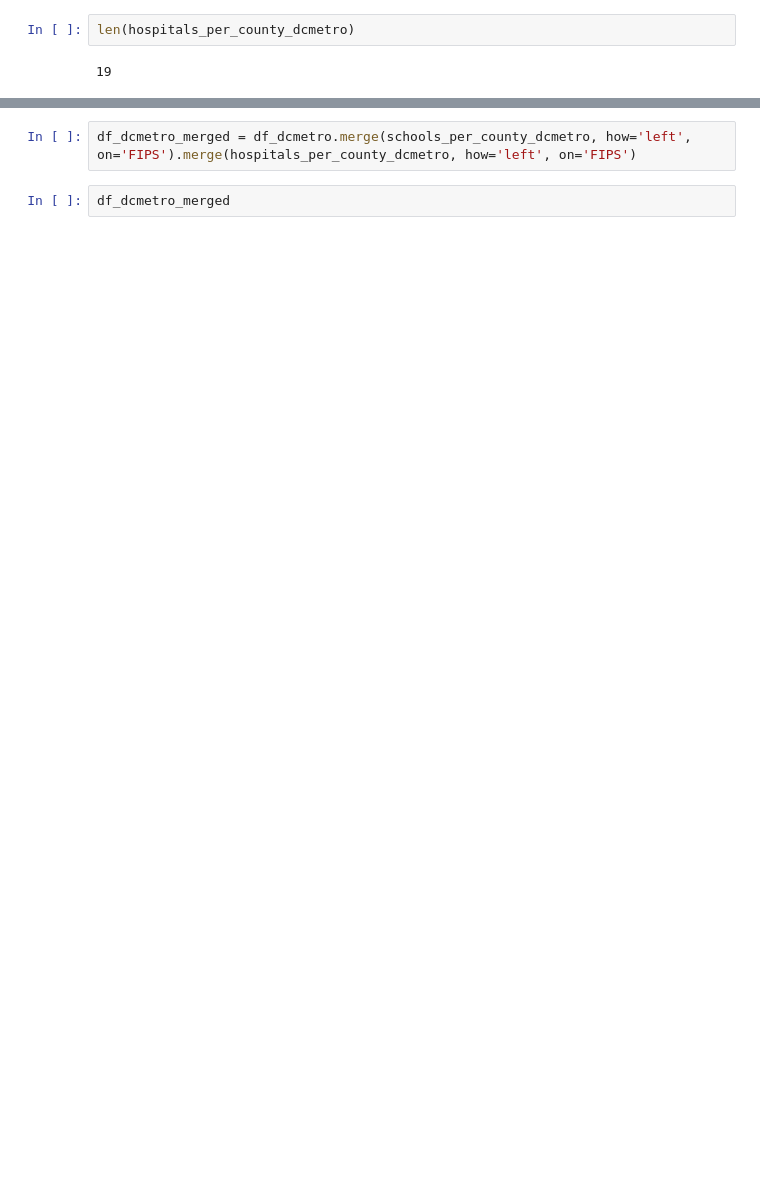
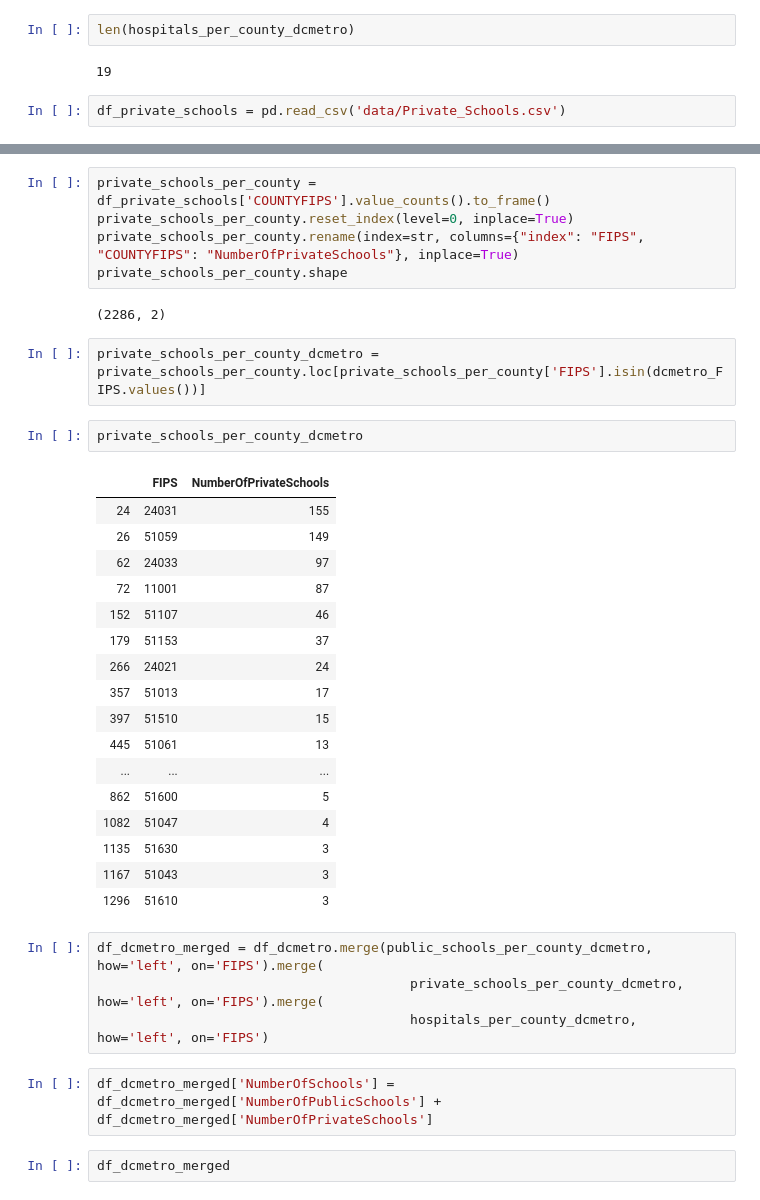
Before and after one commit to muoyo/dc-metro-housing, a Jupyter notebook: dchousing.ipynb, the cells around one changed output, grey strips where cells are left out. Cells and saved outputs as stored; diff of their text form; blank space fills up the shorter version.

Commit message:
Merged Private School Data

```diff
--- a/dchousing.ipynb
+++ b/dchousing.ipynb
@@ -347,3 +295,5 @@ hospitals_per_county_dcmetro
 len(hospitals_per_county_dcmetro)
 # %% [output]
 19
+# %%
+df_private_schools = pd.read_csv('data/Private_Schools.csv')
@@ -350,5 +310,38 @@ len(hospitals_per_county_dcmetro)
+# %%
+private_schools_per_county = df_private_schools['COUNTYFIPS'].value_counts().to_frame()
+private_schools_per_county.reset_index(level=0, inplace=True)
+private_schools_per_county.rename(index=str, columns={"index": "FIPS", "COUNTYFIPS": "NumberOfPrivateSchools"}, inplace=True)
+private_schools_per_county.shape
+# %% [output]
+(2286, 2)
+# %%
+private_schools_per_county_dcmetro = private_schools_per_county.loc[private_schools_per_county['FIPS'].isin(dcmetro_FIPS.values())]
+# %%
+private_schools_per_county_dcmetro
+# %% [output]
+|  | FIPS | NumberOfPrivateSchools |
+| 24 | 24031 | 155 |
+| 26 | 51059 | 149 |
+| 62 | 24033 | 97 |
+| 72 | 11001 | 87 |
+| 152 | 51107 | 46 |
+| 179 | 51153 | 37 |
+| 266 | 24021 | 24 |
+| 357 | 51013 | 17 |
+| 397 | 51510 | 15 |
+| 445 | 51061 | 13 |
+| ... | ... | ... |
+| 862 | 51600 | 5 |
+| 1082 | 51047 | 4 |
+| 1135 | 51630 | 3 |
+| 1167 | 51043 | 3 |
+| 1296 | 51610 | 3 |
 # %%
-df_dcmetro_merged = df_dcmetro.merge(schools_per_county_dcmetro, how='left', on='FIPS').merge(hospitals_per_county_dcmetro, how='left', on='FIPS')
+df_dcmetro_merged = df_dcmetro.merge(public_schools_per_county_dcmetro, how='left', on='FIPS').merge(
+                                        private_schools_per_county_dcmetro, how='left', on='FIPS').merge(
+                                        hospitals_per_county_dcmetro, how='left', on='FIPS')
+# %%
+df_dcmetro_merged['NumberOfSchools'] = df_dcmetro_merged['NumberOfPublicSchools'] + df_dcmetro_merged['NumberOfPrivateSchools']
 # %%
 df_dcmetro_merged
 # %% [output]
```
Also changed, not shown: parts of 16 cells of this notebook.
